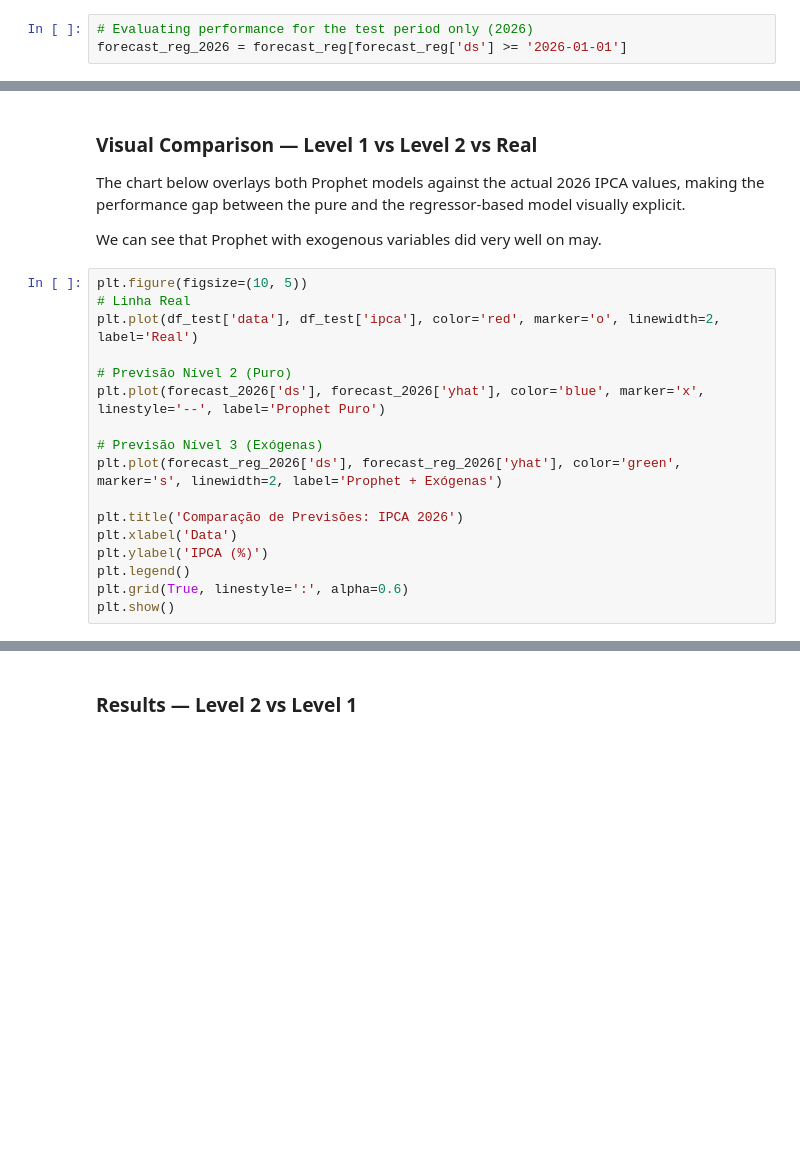
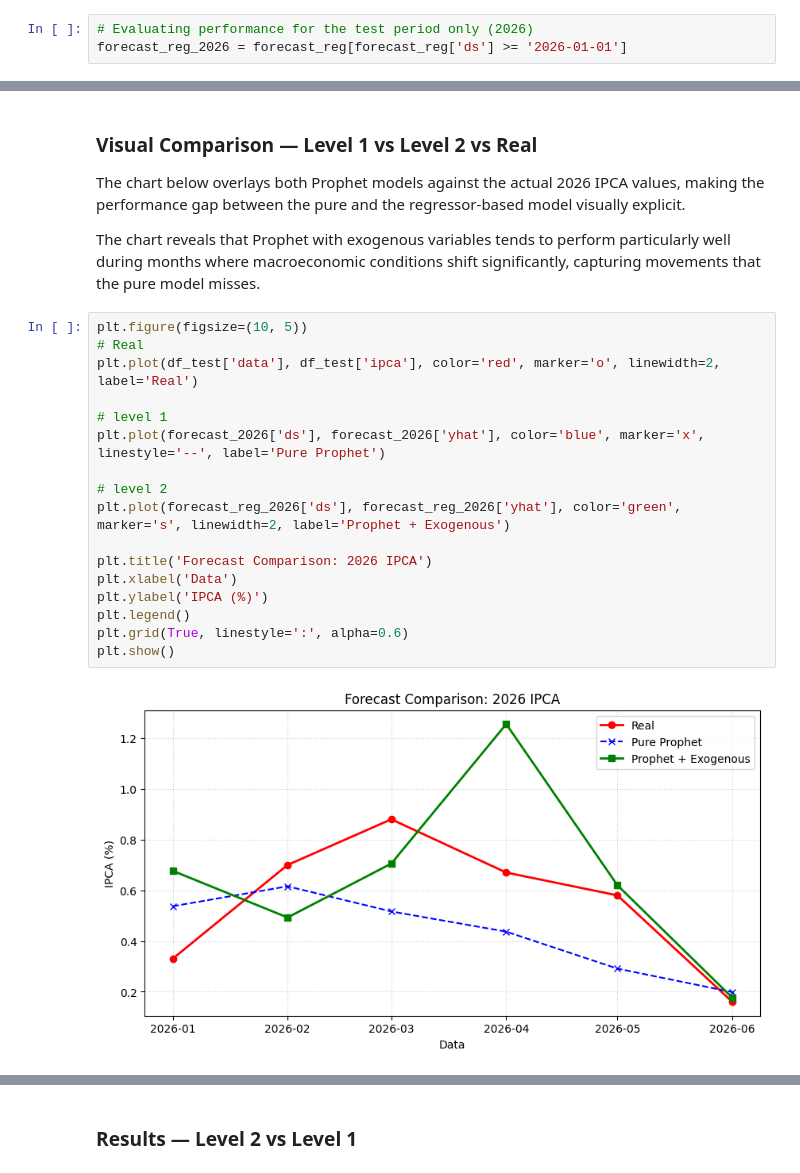
Before and after one commit to Marques07/IPCA-Prophet-Forecasting, a Jupyter notebook: 02_Modelagem_Prophet.ipynb, the cells around one changed output, grey strips where cells are left out. Cells and saved outputs as stored; diff of their text form; blank space fills up the shorter version.

Commit message:
Update Prophet notebook

```diff
--- a/02_Modelagem_Prophet.ipynb
+++ b/02_Modelagem_Prophet.ipynb
@@ -236,24 +314,28 @@ The chart below overlays both Prophet models against the actual 2026 IPCA values
 making the performance gap between the pure and the regressor-based model visually
 explicit.
 
-We can see that Prophet with exogenous variables did very well on may.
+The chart reveals that Prophet with exogenous variables tends to perform
+particularly well during months where macroeconomic conditions shift
+significantly, capturing movements that the pure model misses.
 # %%
 plt.figure(figsize=(10, 5))
-# Linha Real
+# Real
 plt.plot(df_test['data'], df_test['ipca'], color='red', marker='o', linewidth=2, label='Real')
 
-# Previsão Nível 2 (Puro)
-plt.plot(forecast_2026['ds'], forecast_2026['yhat'], color='blue', marker='x', linestyle='--', label='Prophet Puro')
+# level 1
+plt.plot(forecast_2026['ds'], forecast_2026['yhat'], color='blue', marker='x', linestyle='--', label='Pure Prophet')
 
-# Previsão Nível 3 (Exógenas)
-plt.plot(forecast_reg_2026['ds'], forecast_reg_2026['yhat'], color='green', marker='s', linewidth=2, label='Prophet + Exógenas')
+# level 2
+plt.plot(forecast_reg_2026['ds'], forecast_reg_2026['yhat'], color='green', marker='s', linewidth=2, label='Prophet + Exogenous')
 
-plt.title('Comparação de Previsões: IPCA 2026')
+plt.title('Forecast Comparison: 2026 IPCA')
 plt.xlabel('Data')
 plt.ylabel('IPCA (%)')
 plt.legend()
 plt.grid(True, linestyle=':', alpha=0.6)
 plt.show()
+# %% [output]
+[figure, added]
 # %% [markdown]
 ### Cross-Validation — Level 2
 
```
Also changed, not shown: parts of 21 cells of this notebook.
